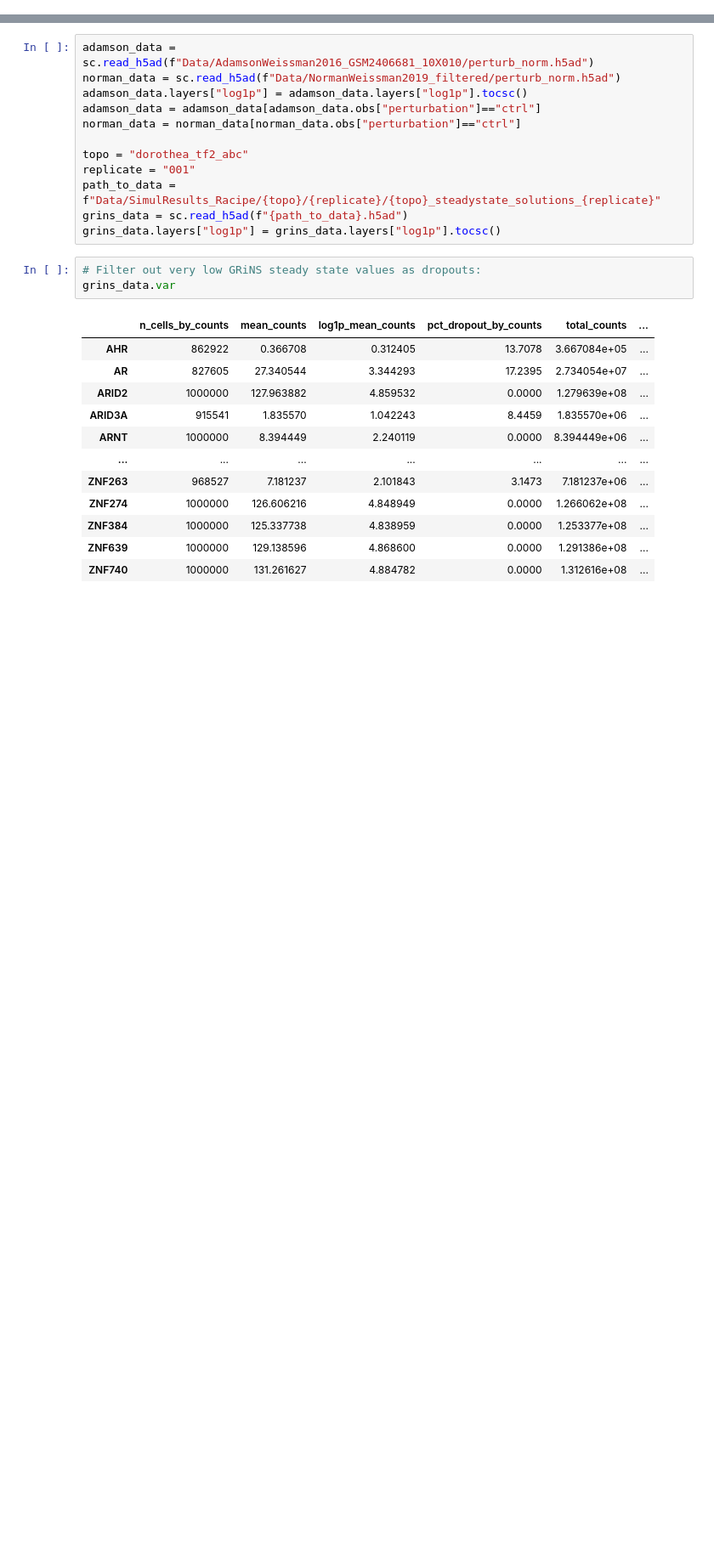
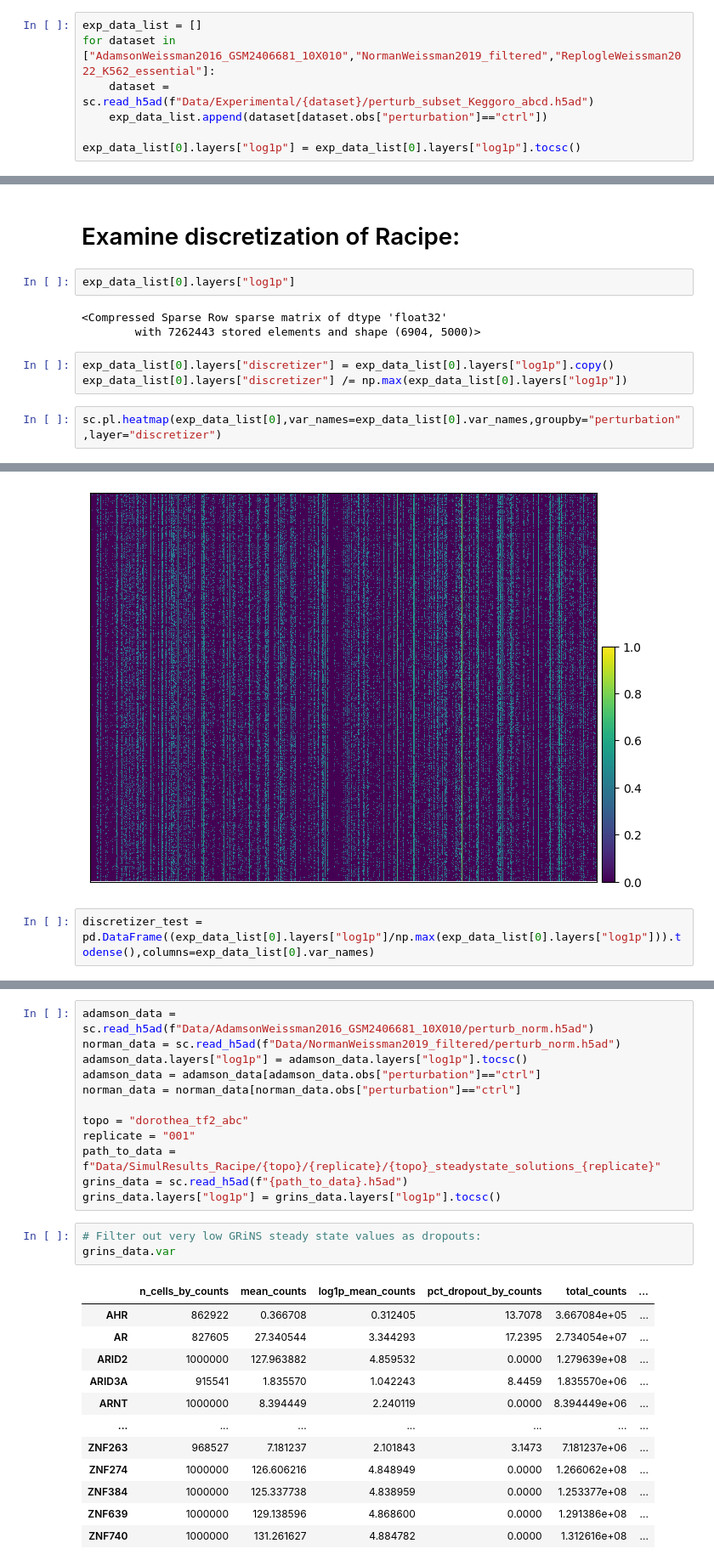
Before and after one commit to GeorgSommerer/bsc_thesis_pGRiNS, a Jupyter notebook: pgrins_explore.ipynb, the cells around one changed output, grey strips where cells are left out. Shown at 85% size. Cells and saved outputs as stored; diff of their text form; blank space fills up the shorter version.

```diff
--- a/pgrins_explore.ipynb
+++ b/pgrins_explore.ipynb
@@ -9,0 +30,7 @@ import matplotlib.pyplot as plt
+# %%
+exp_data_list = []
+for dataset in ["AdamsonWeissman2016_GSM2406681_10X010","NormanWeissman2019_filtered","ReplogleWeissman2022_K562_essential"]:
+    dataset = sc.read_h5ad(f"Data/Experimental/{dataset}/perturb_subset_Keggoro_abcd.h5ad")
+    exp_data_list.append(dataset[dataset.obs["perturbation"]=="ctrl"])
+
+exp_data_list[0].layers["log1p"] = exp_data_list[0].layers["log1p"].tocsc()
@@ -9,0 +47,13 @@ import matplotlib.pyplot as plt
+# %% [markdown]
+# Examine discretization of Racipe:
+# %%
+exp_data_list[0].layers["log1p"]
+# %% [output]
+<Compressed Sparse Row sparse matrix of dtype 'float32'
+        with 7262443 stored elements and shape (6904, 5000)>
+# %%
+exp_data_list[0].layers["discretizer"] = exp_data_list[0].layers["log1p"].copy()
+exp_data_list[0].layers["discretizer"] /= np.max(exp_data_list[0].layers["log1p"])
+# %%
+sc.pl.heatmap(exp_data_list[0],var_names=exp_data_list[0].var_names,groupby="perturbation",layer="discretizer")
+# %% [output]
@@ -9,0 +61,3 @@ import matplotlib.pyplot as plt
+[figure, added]
+# %%
+discretizer_test = pd.DataFrame((exp_data_list[0].layers["log1p"]/np.max(exp_data_list[0].layers["log1p"])).todense(),columns=exp_data_list[0].var_names)
```
Also changed, not shown: parts of 29 cells of this notebook, 15 other files.
